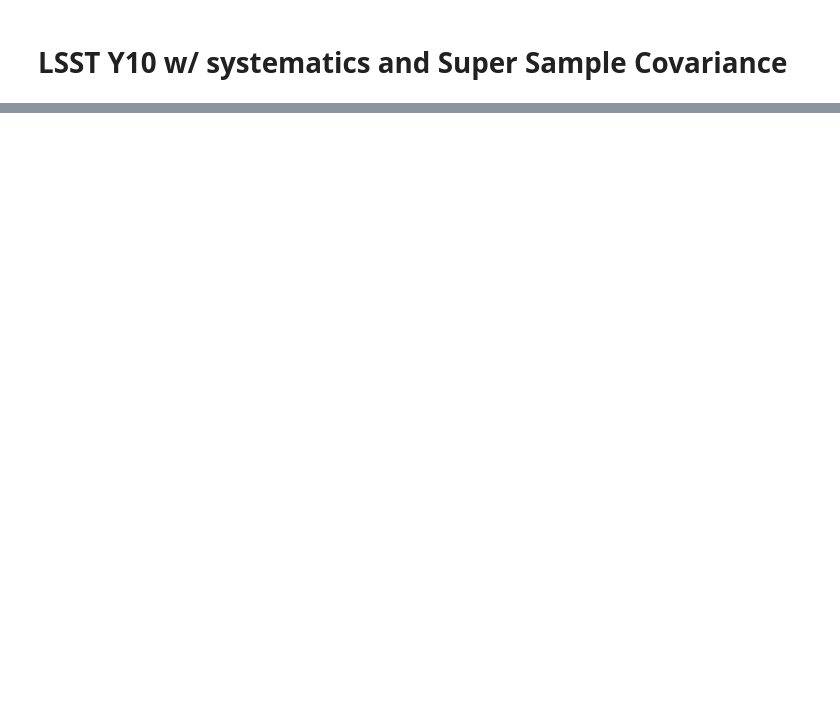
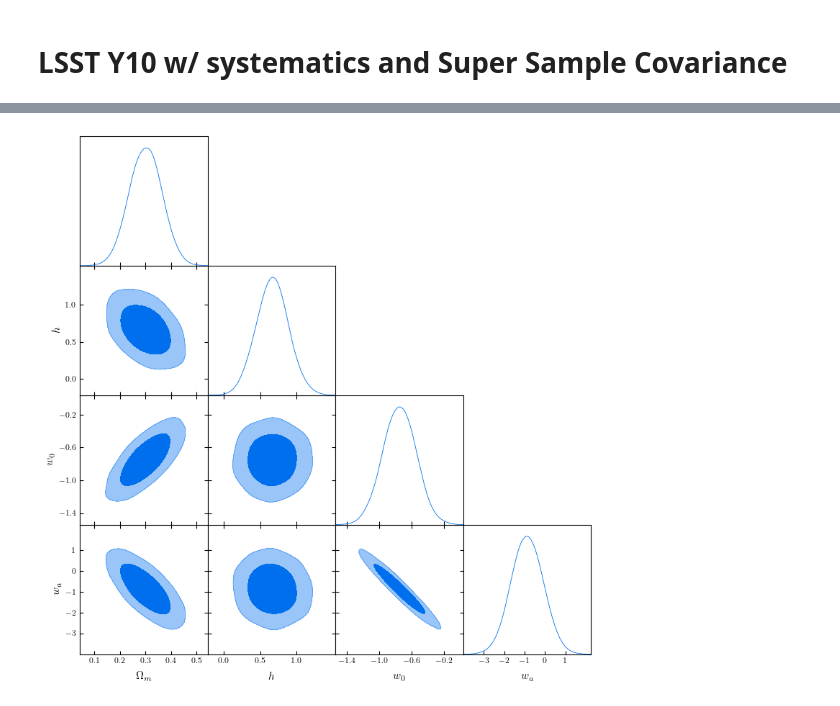
Before and after one commit to pltaylor16/SRFish, a Jupyter notebook: redshift_investigation.ipynb, the cells around one changed output, grey strips where cells are left out. Drawn from its saved outputs; the diff is of its cells as text; code cells hidden in the pictures; blank space fills up the shorter version.

```diff
--- a/redshift_investigation.ipynb
+++ b/redshift_investigation.ipynb
@@ -539,0 +561,97 @@ forecast.plot_fisher_samples_with_getdist(samples, param_list_full, truths=fid_c
+# %%
+import numpy as np
+import matplotlib.pyplot as plt
+from scipy.interpolate import interp1d
+from scipy.stats import norm
+from shear_ratio import Forecast  # Adjusted import
+
+# --- n(z) and binning utility ---
+def parent_nz(z): return z**2 * np.exp(-(z / 0.176)**0.783)
+
+def make_bins(nz_func, z, nbins):
+    nz = nz_func(z); nz /= np.trapz(nz, z)
+    cdf = np.cumsum(nz); cdf /= cdf[-1]
+    inv_cdf = interp1d(np.concatenate(([0], cdf, [1])),
+                       np.concatenate(([z[0]], z, [z[-1]])))
+    edges = inv_cdf(np.linspace(0, 1, nbins + 1))
+    bins = []
+    for i in range(nbins):
+        mask = (z >= edges[i]) & (z <= edges[i + 1])
+        nz_bin = np.zeros_like(z); nz_bin[mask] = nz[mask]
+        nz_bin /= np.trapz(nz_bin, z)
+        smoothed = np.zeros_like(z)
+        for j, zj in enumerate(z):
+            kernel = norm.pdf(z - zj, scale=0.05 * (1 + zj))
+            kernel /= np.trapz(kernel, z)
+            smoothed[j] = np.trapz(nz_bin * kernel, z)
+        smoothed /= np.trapz(smoothed, z)
+        bins.append((z.copy(), smoothed.copy()))
+    return bins
+
+def ell_eff_uniform_weighting(ell_min, ell_max):
+    ells = np.arange(ell_min, ell_max + 1)
+    return np.exp(np.mean(np.log(ells)))
+
+# --- Survey and cosmology settings ---
+z = np.linspace(0.01, 3.0, 1000)
+nz_lens = make_bins(parent_nz, z, 10)
+nz_src = make_bins(parent_nz, z, 10)
+
+ell_min, ell_max = 100, 2000
+ell_eff = ell_eff_uniform_weighting(ell_min, ell_max)
+area_deg2 = 14300
+n_eff = 270.1
+sigma_eps = 0.26
+bias_lens = [1.4] * 10
+fid_cosmo = {
+    "Omega_m": 0.3,
+    "Omega_b": 0.05,
+    "h": 0.67,
+    "sigma_8": 0.8,
+    "n_s": 0.96,
+    "w0": -0.752,
+    "wa": -0.86
+}
+
+# --- Initialize forecast object ---
+forecast = Forecast(
+    nz_lens=nz_lens,
+    nz_src=nz_src,
+    ell=np.array([ell_eff]),
+    area_deg2=area_deg2,
+    n_eff=n_eff,
+    sigma_eps=sigma_eps,
+    bias_lens=bias_lens,
+    fid_cosmo=fid_cosmo,
+    use_ssc=True,
+    marginalize_delta_z_lens=True,
+    marginalize_delta_z_src=True,
+    delta_z_lens_prior_std=0.002,
+    delta_z_src_prior_std=0.002,
+    marginalize_multiplicative_bias=True,
+    multiplicative_bias_prior_std=0.005
+)
+
+# --- Plot n(z) ---
+forecast.plot_nz_bins()
+
+# --- Cls and gk vector ---
+cl_dict = forecast.compute_cls()
+gk_vector, gk_labels = forecast.extract_gk_vector(cl_dict)
+gk_cov, _ = forecast.compute_gk_covariance_matrix(cl_dict, ell=ell_eff, delta_ell=ell_max - ell_min)
+
+# --- Monte Carlo covariance and Fisher matrix ---
+R_cov, R_mean, ratio_labels = forecast.monte_carlo_shear_ratio_cov(gk_vector, gk_cov, gk_labels, nsamples=20000, seed=42)
+param_dict = {k: fid_cosmo[k] for k in ["Omega_m", "h", "w0", "wa"]}
+derivs, R_fid, _ = forecast.compute_shear_ratio_derivatives(cl_dict, gk_labels, param_dict)
+Fisher, param_list = forecast.compute_shear_ratio_fisher(R_cov, derivs)
+
+# Print parameter errors
+errors = np.sqrt(np.diag(np.linalg.inv(Fisher)))
+for p, err in zip(param_list, errors):
+    print(f"{p:8s} : {err:.4f}")
+
+# --- Draw and plot Fisher samples ---
+samples, param_list_full = forecast.draw_fisher_samples(Fisher, param_list, truths=fid_cosmo, n_samples=5000)
+forecast.plot_fisher_samples_with_getdist(samples, param_list_full, truths=fid_cosmo)
+# %% [output]
@@ -539,0 +676 @@ forecast.plot_fisher_samples_with_getdist(samples, param_list_full, truths=fid_c
+[figure, added]
```
Also changed, not shown: parts of 9 cells of this notebook.
